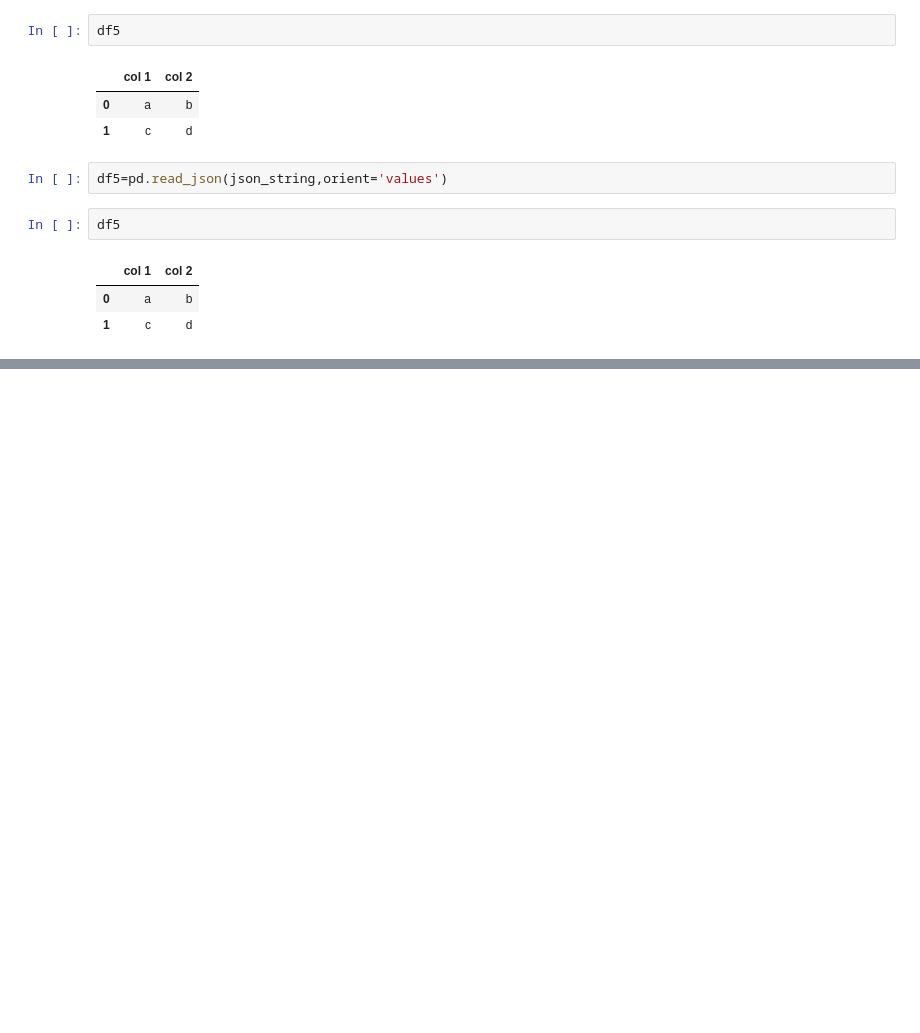
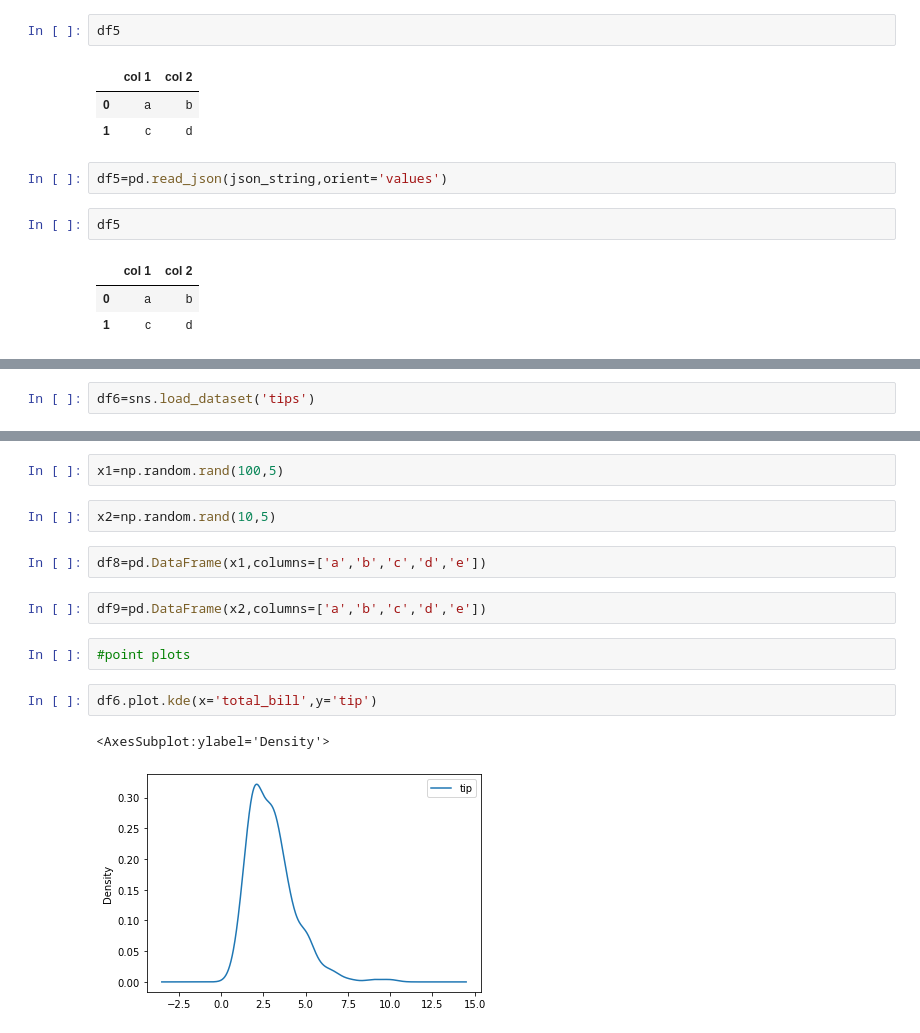
Before and after one commit to utsaverma2001-crypto/Machine-Learning, a Jupyter notebook: Python-for-Data-Visualization/Pandas.ipynb, the cells around one changed output, grey strips where cells are left out. Cells and saved outputs as stored; diff of their text form; blank space fills up the shorter version.

Commit message:
added pandas inbuilt data visualization lib

```diff
--- a/Python-for-Data-Visualization/Pandas.ipynb
+++ b/Python-for-Data-Visualization/Pandas.ipynb
@@ -603,0 +609,2 @@ df5
+# %%
+df6=sns.load_dataset('tips')
@@ -603,0 +641,15 @@ df5
+# %%
+x1=np.random.rand(100,5)
+# %%
+x2=np.random.rand(10,5)
+# %%
+df8=pd.DataFrame(x1,columns=['a','b','c','d','e'])
+# %%
+df9=pd.DataFrame(x2,columns=['a','b','c','d','e'])
+# %%
+#point plots
+# %%
+df6.plot.kde(x='total_bill',y='tip')
+# %% [output]
+<AxesSubplot:ylabel='Density'>
+[figure, added]
```
Also changed, not shown: parts of 19 cells of this notebook.
